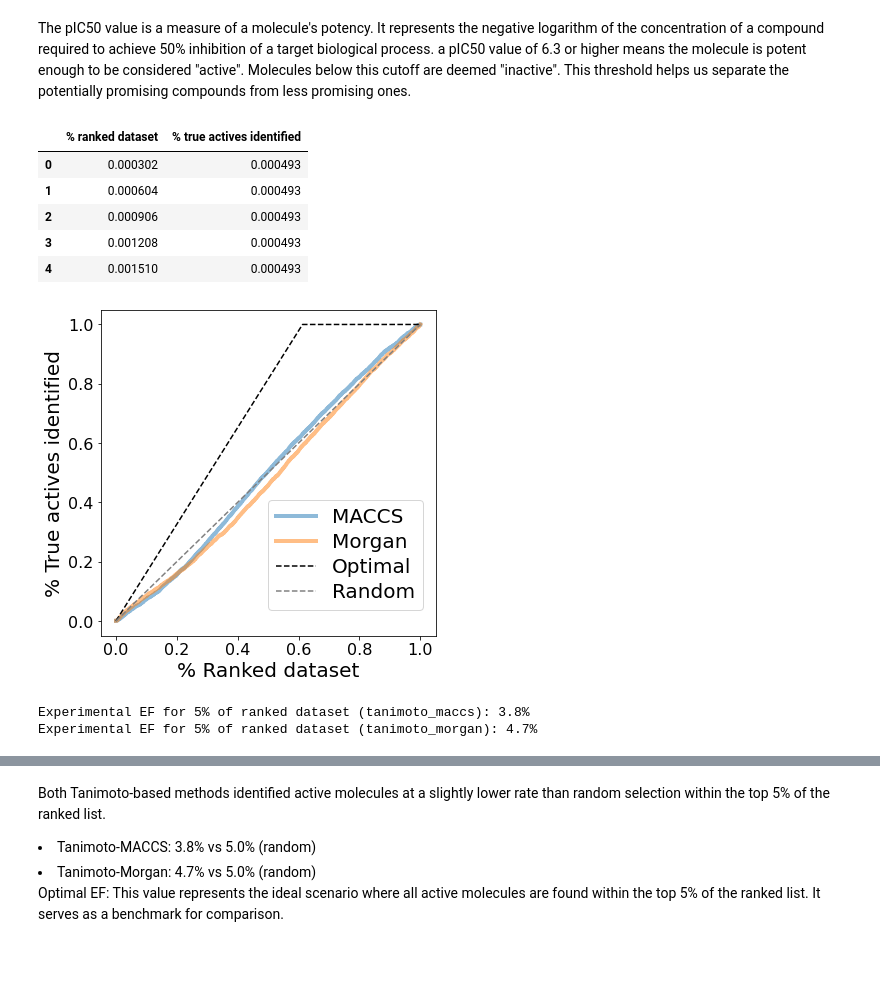
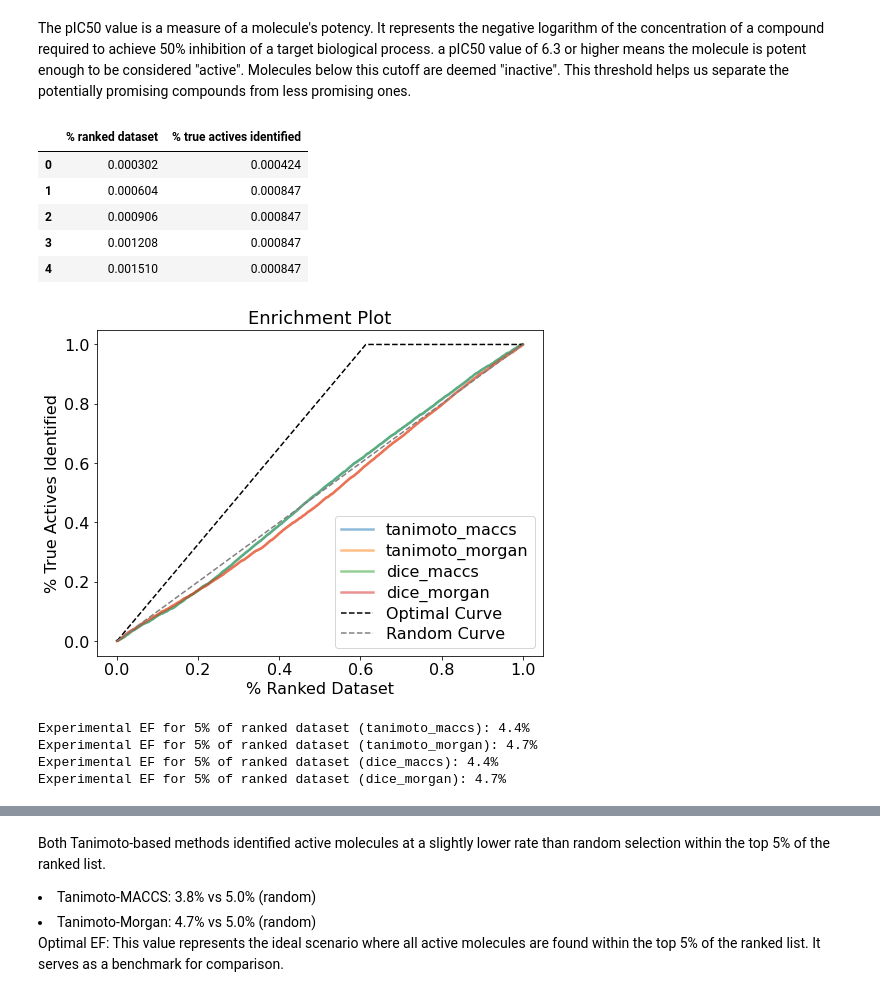
Before and after one commit to Dislevekanku/DS_capstone, a Jupyter notebook: Ligand_based_screening.ipynb, the cells around one changed output, grey strips where cells are left out. Cells and saved outputs as stored; diff of their text form; code cells hidden in the pictures; blank space fills up the shorter version.

```diff
--- a/Ligand_based_screening.ipynb
+++ b/Ligand_based_screening.ipynb
@@ -473,68 +473,75 @@ def get_enrichment_data(molecules, similarity_measure, pic50_cutoff):
 # %%
 pic50_cutoff = 6.3
 # %%
-similarity_measures = ["tanimoto_maccs", "tanimoto_morgan"]
+similarity_measures = ["tanimoto_maccs", "tanimoto_morgan","dice_maccs","dice_morgan"]
 enrichment_data = {
     similarity_measure: get_enrichment_data(molecule_dataset, similarity_measure, pic50_cutoff)
     for similarity_measure in similarity_measures
 }
-enrichment_data["tanimoto_maccs"].head()
+enrichment_data["dice_maccs"].head()
 # %% [output]
 |  | % ranked dataset | % true actives identified |
-| 0 | 0.000302 | 0.000493 |
-| 1 | 0.000604 | 0.000493 |
-| 2 | 0.000906 | 0.000493 |
-| 3 | 0.001208 | 0.000493 |
-| 4 | 0.001510 | 0.000493 |
+| 0 | 0.000302 | 0.000424 |
+| 1 | 0.000604 | 0.000847 |
+| 2 | 0.000906 | 0.000847 |
+| 3 | 0.001208 | 0.000847 |
+| 4 | 0.001510 | 0.000847 |
 # %%
-fig, ax = plt.subplots(figsize=(6, 6))
+# Create figure and axis
+fig, ax = plt.subplots(figsize=(8, 6))
 
-fontsize = 20
+# Set fontsize
+fontsize = 16
 
 # Plot enrichment data
 for similarity_measure, enrichment in enrichment_data.items():
-    ax = enrichment.plot(
+    enrichment.plot(
         ax=ax,
         x="% ranked dataset",
         y="% true actives identified",
         label=similarity_measure,
         alpha=0.5,
-        linewidth=4,
+        linewidth=2.5,
     )
-ax.set_ylabel("% True actives identified", size=fontsize)
-ax.set_xlabel("% Ranked dataset", size=fontsize)
+
+# Set labels and title
+ax.set_ylabel("% True Actives Identified", size=fontsize)
+ax.set_xlabel("% Ranked Dataset", size=fontsize)
+ax.set_title("Enrichment Plot", size=fontsize+2)
 
 # Plot optimal curve: Ratio of actives in dataset
 ratio_actives = sum(molecule_dataset["pIC50"] >= pic50_cutoff) / len(molecule_dataset)
 ax.plot(
     [0, ratio_actives, 1],
     [0, 1, 1],
-    label="Optimal curve",
+    label="Optimal Curve",
     color="black",
     linestyle="--",
 )
 
 # Plot random curve
-ax.plot([0, 1], [0, 1], label="Random curve", color="grey", linestyle="--")
+ax.plot([0, 1], [0, 1], label="Random Curve", color="grey", linestyle="--")
 
-plt.tick_params(labelsize=16)
+# Set ticks and legend
+plt.tick_params(labelsize=fontsize)
 plt.legend(
-    labels=["MACCS", "Morgan", "Optimal", "Random"],
-    loc=(0.5, 0.08),
+    loc="lower right",
     fontsize=fontsize,
     labelspacing=0.3,
 )
 
-# Save plot -- use bbox_inches to include text boxes
+# Save plot with high resolution
 plt.savefig(
     "enrichment_plot.png",
     dpi=300,
     bbox_inches="tight",
     transparent=True,
 )
+
+# Show plot
 plt.show()
 # %% [output]
-[figure, old version]
+[figure, new version]
 # %%
 def calculate_enrichment_factor(enrichment, ranked_dataset_percentage_cutoff):
     """
@@ -615,8 +622,10 @@ for similarity_measure, enrichment in enrichment_data.items():
         f"Experimental EF for {ranked_dataset_percentage_cutoff}% of ranked dataset ({similarity_measure}): {enrichment_factor}%"
     )
 # %% [output]
-Experimental EF for 5% of ranked dataset (tanimoto_maccs): 3.8%
+Experimental EF for 5% of ranked dataset (tanimoto_maccs): 4.4%
 Experimental EF for 5% of ranked dataset (tanimoto_morgan): 4.7%
+Experimental EF for 5% of ranked dataset (dice_maccs): 4.4%
+Experimental EF for 5% of ranked dataset (dice_morgan): 4.7%
 # %%
 enrichment_factor_random = calculate_enrichment_factor_random(ranked_dataset_percentage_cutoff)
 print(
```
Also changed, not shown: parts of 4 cells of this notebook, 1 other file.
